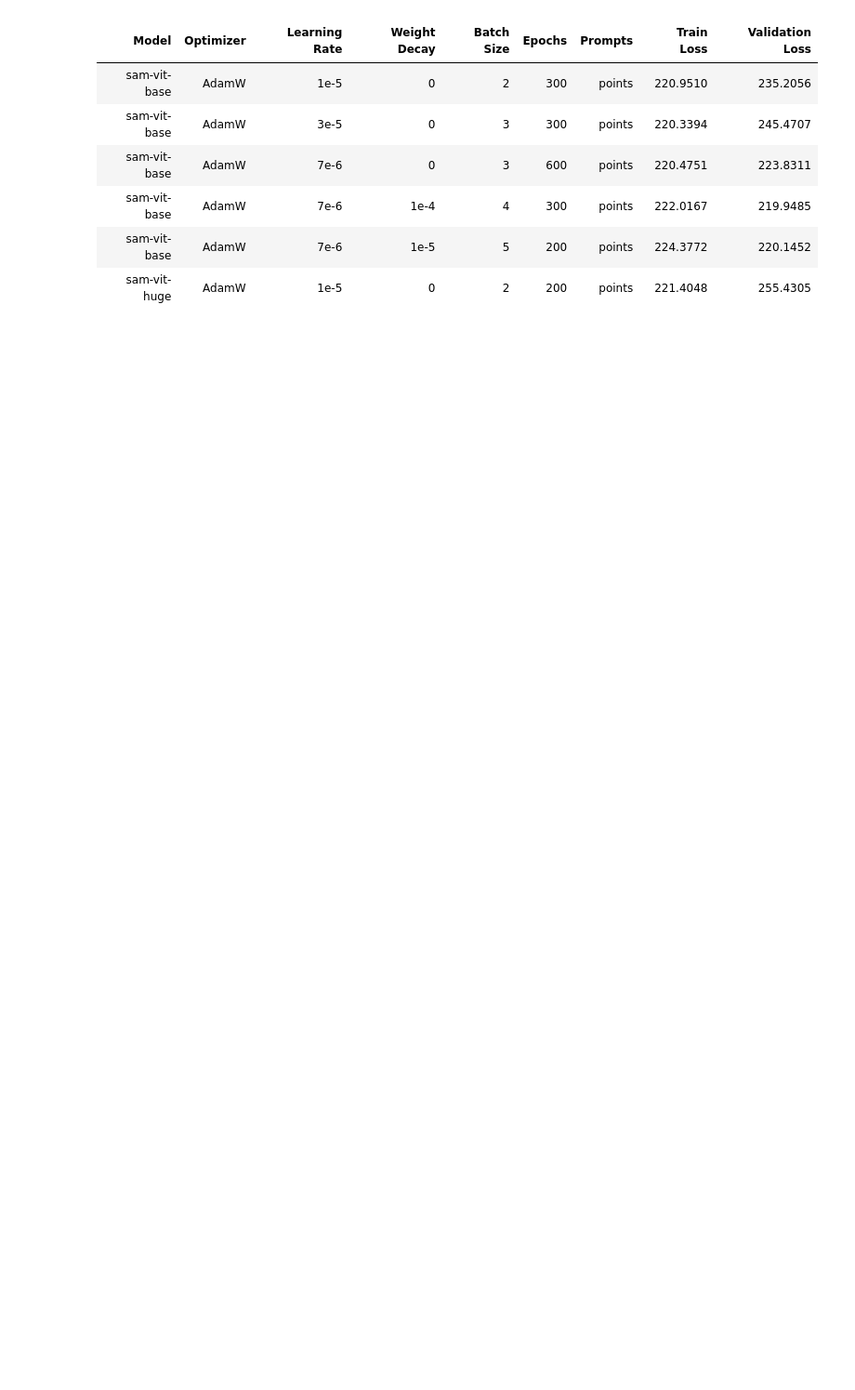
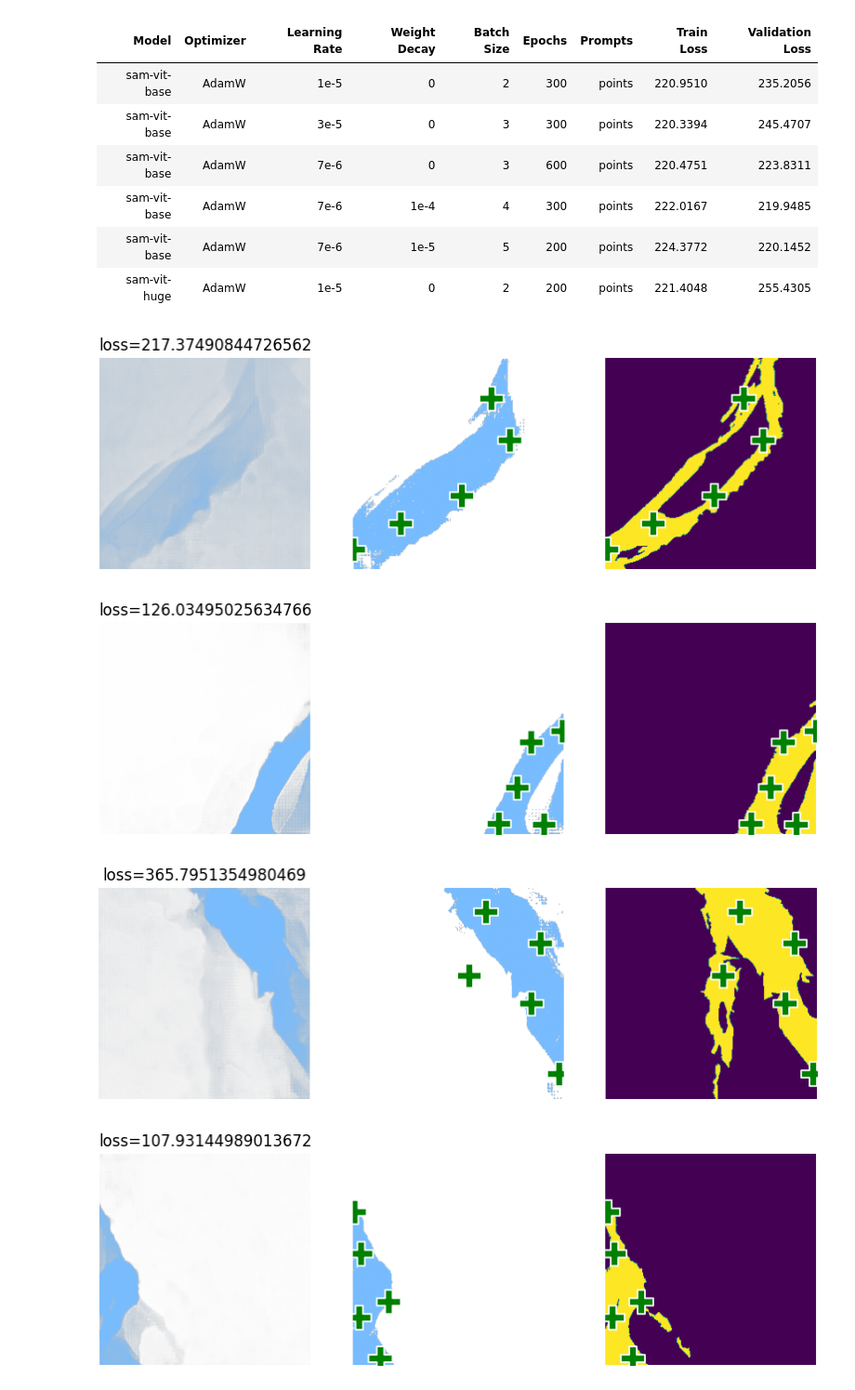
Before and after one commit to StefanTodoran/elwha-segmentation, a Jupyter notebook: book/chapters/masking.ipynb, the cells around one changed output. Shown at 93% size. Saved outputs shown, nothing was run; the diff lists cells and outputs as text; code cells hidden in the pictures; blank space fills up the shorter version.

Commit message:
much better visual model evaluation

```diff
--- a/book/chapters/masking.ipynb
+++ b/book/chapters/masking.ipynb
@@ -383,7 +385,7 @@ print(f"Loaded {model_name} model processor")
 # %% [output]
 Loaded facebook/sam-vit-base model processor
 # %%
-batch_size = 5
+batch_size = 2 # TODO: Change back to 5 for training.
 train_dataset = SAMDataset(dataset=training_data, processor=processor)
 train_dataloader = DataLoader(train_dataset, batch_size=batch_size, shuffle=True)
 
@@ -611,14 +612,17 @@ plt.legend();
 print("Average train loss:", evaluate_model(model, train_dataloader))
 print("\nAverage validation loss:", evaluate_model(model, validation_dataloader))
 # %%
-def visualize_prediction_quality(predicted_mask, ground_truth, input_points, input_labels):
-    fig, axes = plt.subplots(nrows=1, ncols=2, figsize=(10, 10))
-    overlay_mask(predicted_mask, axes[0])
-    axes[1].imshow(ground_truth)
+def visualize_prediction_quality(raw_prediction, final_mask, ground_truth, input_points, input_labels, loss):
+    fig, axes = plt.subplots(nrows=1, ncols=3, figsize=(10, 10))
+    overlay_mask(raw_prediction, axes[0])
+    overlay_mask(final_mask, axes[1])
+    axes[2].imshow(ground_truth)
 
-    # input_points = input_points / 4
-    show_control_points(input_points, input_labels, axes[0])
-    show_control_points(input_points, input_labels, axes[1])
+    for ax in axes: ax.axis("off")
+
+    axes[0].title.set_text(f"loss={loss}")
+    show_control_points(input_points / 4, input_labels, axes[1])
+    show_control_points(input_points / 4, input_labels, axes[2])
 # %%
 def visually_evaluate_model(model: SamModel, dataloader: DataLoader, displayCount: int = float("inf")):
     model.eval()
@@ -633,33 +637,24 @@ def visually_evaluate_model(model: SamModel, dataloader: DataLoader, displayCoun
                 input_labels=batch["input_labels"].to(device),
                 multimask_output=False,
             )  # type: ignore
-        predicted_masks = torch.sigmoid(outputs.pred_masks.squeeze((1, 2)))
 
-        # ground_truth_masks = batch["ground_truth_mask"].float().to(device)
-        # loss = lossFn(predicted_masks[:, 0], ground_truth_masks)
-
-        # for batch_item in range(predicted_masks.shape[0]):
-        #     fig, axes = plt.subplots(nrows=1, ncols=2, figsize=(10, 10))
-        #     raw_mask = predicted_masks[batch_item, 0].cpu().numpy()
-        #     # TODO: Replace 0.5 with variable confidence threshold.
-        #     mask = (raw_mask > 0.5).astype(np.uint8)
-
-        #     overlay_mask(mask, axes[0])
-        #     axes[1].imshow(batch["ground_truth_mask"][batch_item])
-
-        #     input_points = batch["input_points"][batch_item] / 4
-        #     show_control_points(input_points, batch["input_labels"][batch_item], axes[0])
-        #     show_control_points(input_points, batch["input_labels"][batch_item], axes[1])
+        outputs = outputs.pred_masks.squeeze((1, 2))
+        predicted_masks = torch.sigmoid(outputs)
+        ground_truth_masks = batch["ground_truth_mask"].float().to(device)
 
         for batch_item in range(predicted_masks.shape[0]):
+            loss = lossFn(outputs[batch_item, 0], ground_truth_masks[batch_item])
+
             raw_mask = predicted_masks[batch_item, 0].cpu().numpy()
             mask = (raw_mask > 0.5).astype(np.uint8)  # TODO: Replace 0.5 with variable confidence threshold.
 
             visualize_prediction_quality(
+                raw_mask,
                 mask,
                 batch["ground_truth_mask"][batch_item],
                 batch["input_points"][batch_item],
                 batch["input_labels"][batch_item],
+                loss,
             )
 
         if iterCount >= displayCount:
@@ -667,4 +662,9 @@ def visually_evaluate_model(model: SamModel, dataloader: DataLoader, displayCoun
         iterCount += 1
     # END FOR
 # %%
-visually_evaluate_model(model, validation_dataloader)
+visually_evaluate_model(model, validation_dataloader, displayCount=1)
+# %% [output]
+[figure, added]
+[figure, added]
+[figure, added]
+[figure, added]
```
Also changed, not shown: parts of 6 cells of this notebook.
